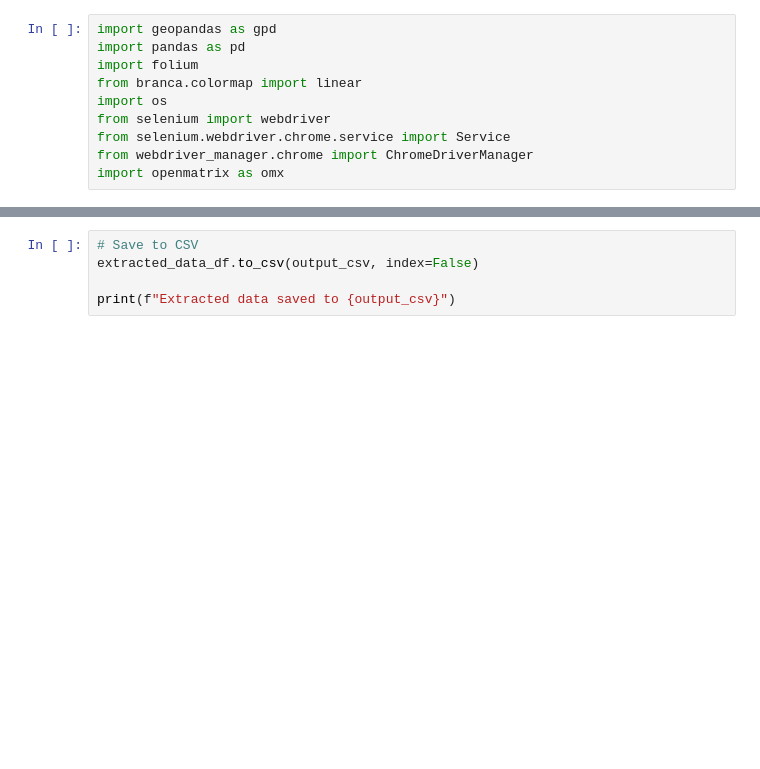
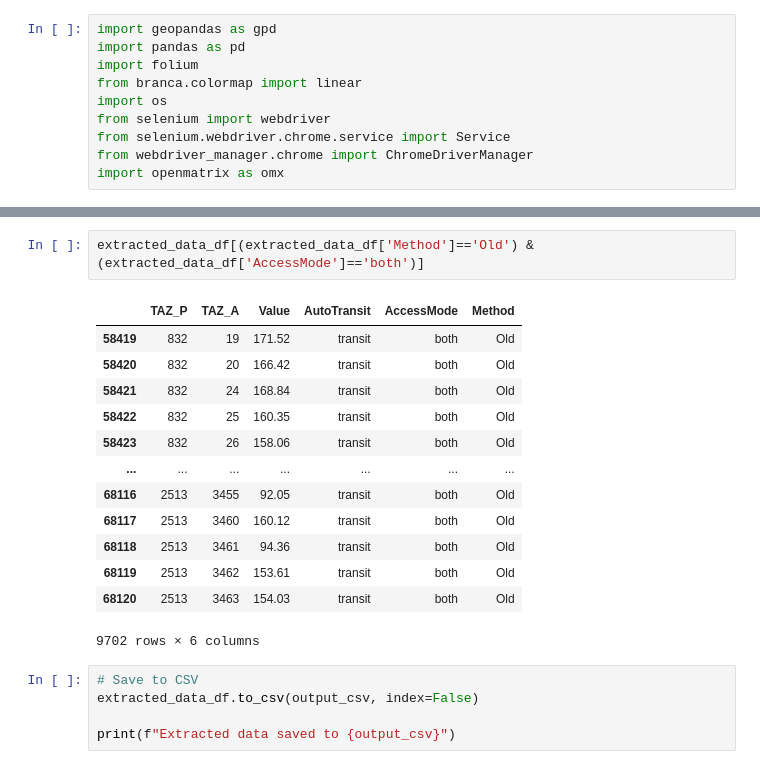
Before and after one commit to WFRCAnalytics/ATO-TDM-Plot-Travelsheds, a Jupyter notebook: 02-Create-Travelsheds-for-Select-TAZ.ipynb, the cells around one changed output, grey strips where cells are left out. Drawn from its saved outputs; the diff is of its cells as text; blank space fills up the shorter version.

```diff
--- a/02-Create-Travelsheds-for-Select-TAZ.ipynb
+++ b/02-Create-Travelsheds-for-Select-TAZ.ipynb
@@ -103,3 +108,19 @@ display(extracted_data_df)
+# %%
+extracted_data_df[(extracted_data_df['Method']=='Old') & (extracted_data_df['AccessMode']=='both')]
+# %% [output]
+|  | TAZ_P | TAZ_A | Value | AutoTransit | AccessMode | Method |
+| 58419 | 832 | 19 | 171.52 | transit | both | Old |
+| 58420 | 832 | 20 | 166.42 | transit | both | Old |
+| 58421 | 832 | 24 | 168.84 | transit | both | Old |
+| 58422 | 832 | 25 | 160.35 | transit | both | Old |
+| 58423 | 832 | 26 | 158.06 | transit | both | Old |
+| ... | ... | ... | ... | ... | ... | ... |
+| 68116 | 2513 | 3455 | 92.05 | transit | both | Old |
+| 68117 | 2513 | 3460 | 160.12 | transit | both | Old |
+| 68118 | 2513 | 3461 | 94.36 | transit | both | Old |
+| 68119 | 2513 | 3462 | 153.61 | transit | both | Old |
+| 68120 | 2513 | 3463 | 154.03 | transit | both | Old |
+9702 rows × 6 columns
 # %%
 # Save to CSV
 extracted_data_df.to_csv(output_csv, index=False)
```
Also changed, not shown: parts of 5 cells of this notebook, 45 other files.
